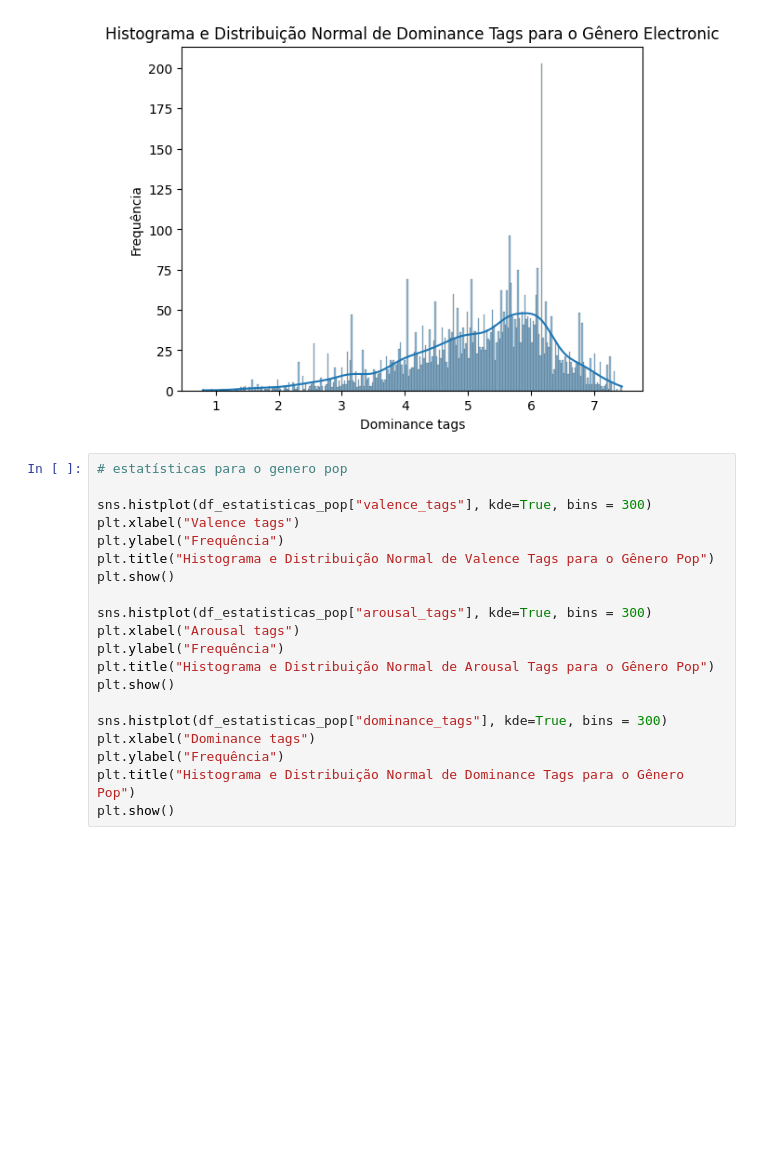
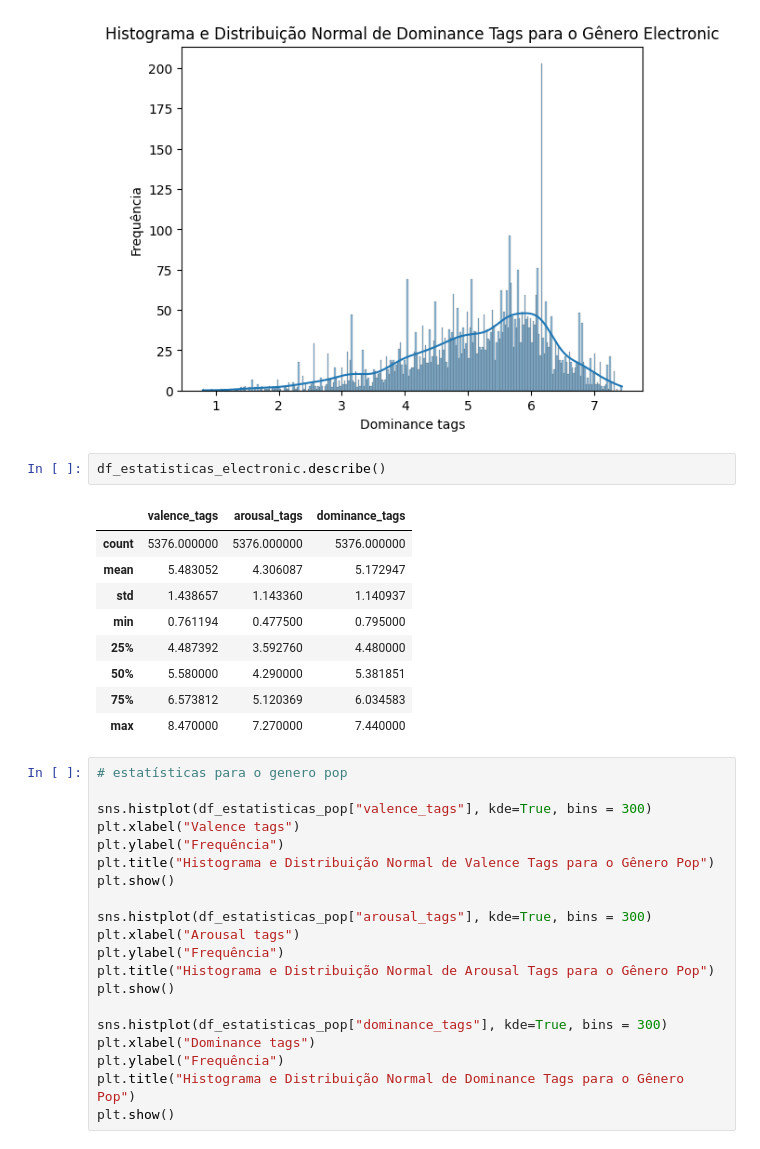
Before and after one commit to Texugo-928/EDA_Projeto_Sentimento_Musical, a Jupyter notebook: projeto_final.ipynb, the cells around one changed output. Saved outputs shown, nothing was run; the diff lists cells and outputs as text; blank space fills up the shorter version.

```diff
--- a/projeto_final.ipynb
+++ b/projeto_final.ipynb
@@ -596,6 +620,18 @@ plt.show()
 [figure]
 [figure]
 [figure]
+# %%
+df_estatisticas_electronic.describe()
+# %% [output]
+|  | valence_tags | arousal_tags | dominance_tags |
+| count | 5376.000000 | 5376.000000 | 5376.000000 |
+| mean | 5.483052 | 4.306087 | 5.172947 |
+| std | 1.438657 | 1.143360 | 1.140937 |
+| min | 0.761194 | 0.477500 | 0.795000 |
+| 25% | 4.487392 | 3.592760 | 4.480000 |
+| 50% | 5.580000 | 4.290000 | 5.381851 |
+| 75% | 6.573812 | 5.120369 | 6.034583 |
+| max | 8.470000 | 7.270000 | 7.440000 |
 # %%
 # estatísticas para o genero pop
 
```
Also changed, not shown: parts of 4 cells of this notebook.
